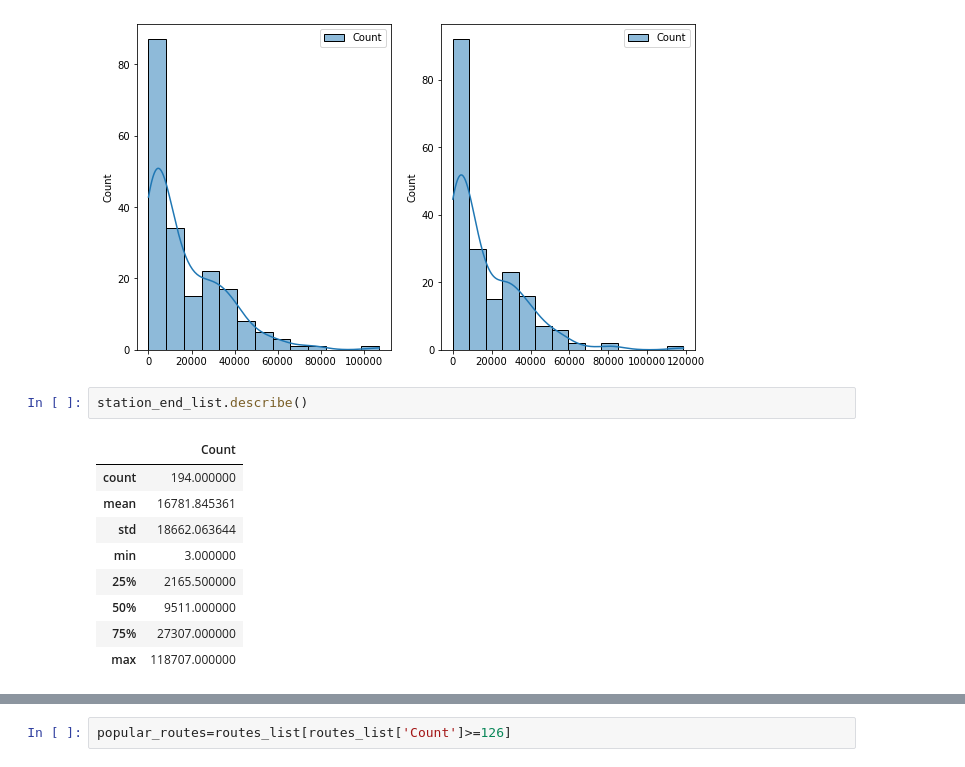
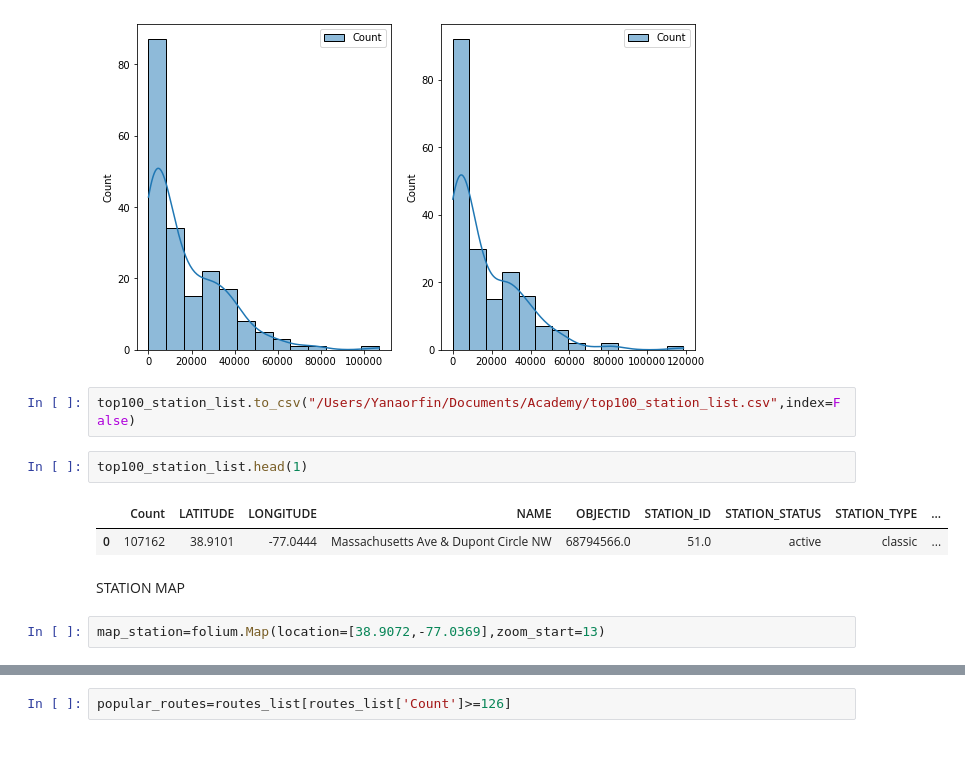
Before and after one commit to YanaOrf/CapitalBikeShare2, a Jupyter notebook: CapitalBike_EDA_2.ipynb, the cells around one changed output, grey strips where cells are left out. Saved outputs shown, nothing was run; the diff lists cells and outputs as text.

```diff
--- a/CapitalBike_EDA_2.ipynb
+++ b/CapitalBike_EDA_2.ipynb
@@ -655,15 +687,14 @@ sns.histplot(data=station_end_list,kde=True,ax=axs[1])
 plt.show()
 # %% [output]
 [figure]
-# %%
-station_end_list.describe()
-# %% [output]
-|  | Count |
-| count | 194.000000 |
-| mean | 16781.845361 |
-| std | 18662.063644 |
-| min | 3.000000 |
-| 25% | 2165.500000 |
-| 50% | 9511.000000 |
-| 75% | 27307.000000 |
-| max | 118707.000000 |
+# %%
+top100_station_list.to_csv("/Users/Yanaorfin/Documents/Academy/top100_station_list.csv",index=False)
+# %%
+top100_station_list.head(1)
+# %% [output]
+|  | Count | LATITUDE | LONGITUDE | NAME | OBJECTID | STATION_ID | STATION_STATUS | STATION_TYPE | ... |
+| 0 | 107162 | 38.9101 | -77.0444 | Massachusetts Ave & Dupont Circle NW | 68794566.0 | 51.0 | active | classic | ... |
+# %% [markdown]
+STATION MAP
+# %%
+map_station=folium.Map(location=[38.9072,-77.0369],zoom_start=13)
```
Also changed, not shown: parts of 29 cells of this notebook.
